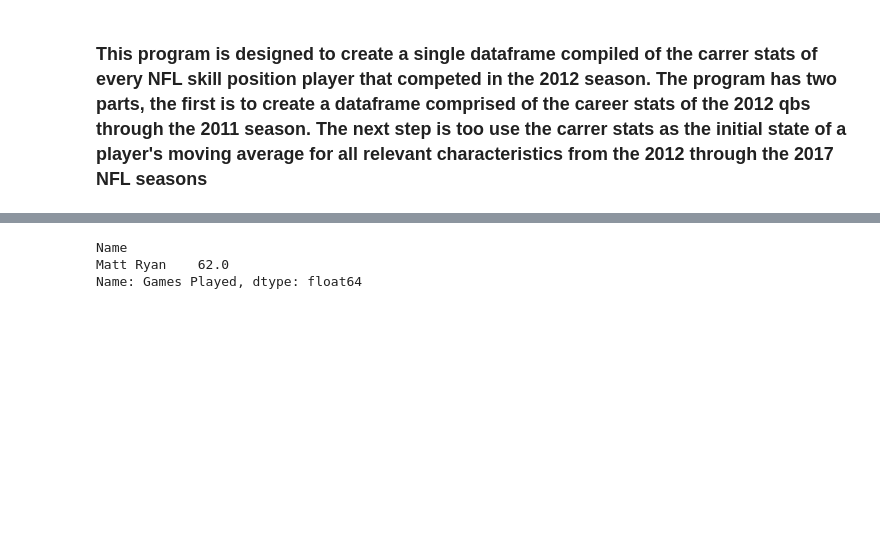
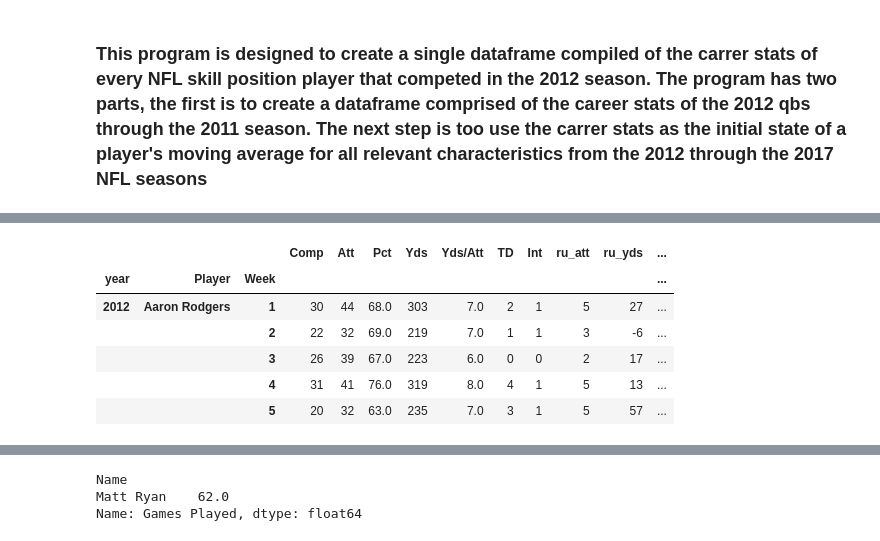
Before and after one commit to bobbdyai73/draftkings, a Jupyter notebook: qb_career_training_df.ipynb, the cells around one changed output, grey strips where cells are left out. Cells and saved outputs as stored; diff of their text form; code cells hidden in the pictures; blank space fills up the shorter version.

```diff
--- a/qb_career_training_df.ipynb
+++ b/qb_career_training_df.ipynb
@@ -7,9 +7,7 @@
 import pandas as pd
 import numpy as np
 # %%
-# read in player's statistical data from the 2012 NFL season
-df = pd.read_csv('input/2012/qb/weeks_9_16.csv')
-df1 = pd.read_csv('input/2012/qb/weeks1_8.csv')
-df3 = pd.read_csv('input/2012/qb/weeks_17.csv')
+# read in player's statistical data from the 2012 -2017 NFL seasons
+df = pd.read_csv('input/qb/dk_qb_stats-Copy1.csv')
 # %%
 # Read in career data of NFL player stats
@@ -90,0 +142,11 @@ raw_qb_2012.shape
+# %%
+temp = df.groupby(['year','Player','Week']).sum()
+temp.head()
+# %% [output]
+|  |  |  | Comp | Att | Pct | Yds | Yds/Att | TD | Int | ru_att | ru_yds | ... |
+| year | Player | Week |  |  |  |  |  |  |  |  |  | ... |
+| 2012 | Aaron Rodgers | 1 | 30 | 44 | 68.0 | 303 | 7.0 | 2 | 1 | 5 | 27 | ... |
+|  |  | 2 | 22 | 32 | 69.0 | 219 | 7.0 | 1 | 1 | 3 | -6 | ... |
+|  |  | 3 | 26 | 39 | 67.0 | 223 | 6.0 | 0 | 0 | 2 | 17 | ... |
+|  |  | 4 | 31 | 41 | 76.0 | 319 | 8.0 | 4 | 1 | 5 | 13 | ... |
+|  |  | 5 | 20 | 32 | 63.0 | 235 | 7.0 | 3 | 1 | 5 | 57 | ... |
```
Also changed, not shown: parts of 26 cells of this notebook, 21 other files.
